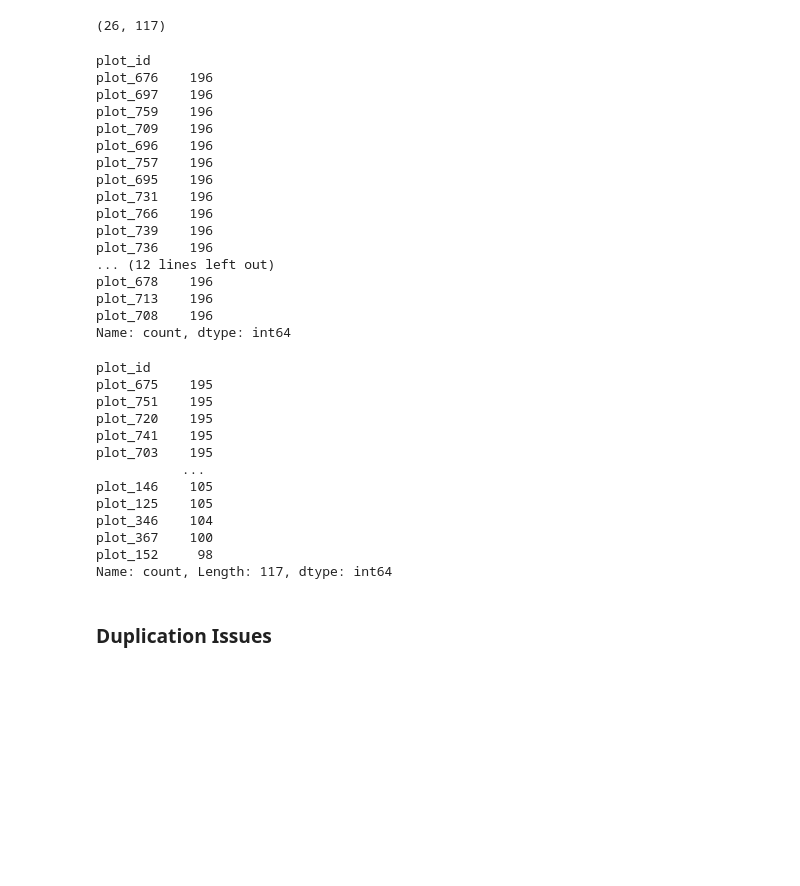
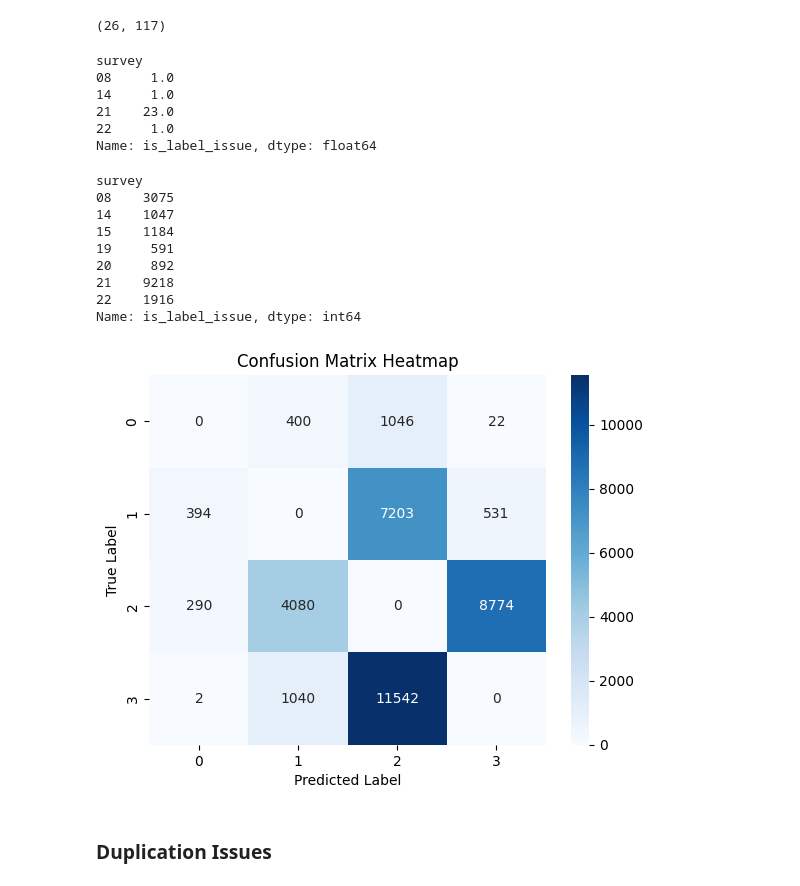
Before and after one commit to wri/plantation_classifier, a Jupyter notebook: notebooks/cleanlab.ipynb, the cells around one changed output. Saved outputs shown, nothing was run; the diff lists cells and outputs as text; code cells hidden in the pictures; blank space fills up the shorter version.

```diff
--- a/notebooks/cleanlab.ipynb
+++ b/notebooks/cleanlab.ipynb
@@ -150,4 +155,8 @@ non_iid_issues = non_iid_assessment[non_iid_assessment.is_non_iid_issue == True]
 # %%
+# grab the plot_ids and merge into the results
+label_issues['plot_id'] = label_issues.index.map(df.set_index(df.index)['plot_id'])
+label_issues['survey'] = label_issues['plot_id'].str[:2]
+
 # identify plots for the top label issues in the report
 print(df.iloc[7079][['plot_id']])
 print(df.iloc[128128][['plot_id']])
@@ -182,41 +201,43 @@ len(full_plots), len(partial_plots)
 # %% [output]
 (26, 117)
 # %%
-full_plots
+# identify which survey contains the most full plot (26 total) label errors
+tmp = label_issues[label_issues.plot_id.isin(full_plots.index)]
+tmp.groupby(['survey']).is_label_issue.count()/196
 # %% [output]
-plot_id
-plot_676    196
-plot_697    196
-plot_759    196
-plot_709    196
-plot_696    196
-plot_757    196
-plot_695    196
-plot_731    196
-plot_766    196
-plot_739    196
-plot_736    196
-... (12 lines left out)
-plot_678    196
-plot_713    196
-plot_708    196
-Name: count, dtype: int64
+survey
+08     1.0
+14     1.0
+21    23.0
+22     1.0
+Name: is_label_issue, dtype: float64
 # %%
-partial_plots
+# identify which survey contains the most partial plot (117 total) label errors
+tmp2 = label_issues[label_issues.plot_id.isin(partial_plots.index)]
+tmp2.groupby(['survey']).is_label_issue.count()
 # %% [output]
-plot_id
-plot_675    195
-plot_751    195
-plot_720    195
-plot_741    195
-plot_703    195
-           ...
-plot_146    105
-plot_125    105
-plot_346    104
-plot_367    100
-plot_152     98
-Name: count, Length: 117, dtype: int64
+survey
+08    3075
+14    1047
+15    1184
+19     591
+20     892
+21    9218
+22    1916
+Name: is_label_issue, dtype: int64
+# %%
+cm = confusion_matrix(label_issues['given_label'], label_issues['predicted_label'], labels=[0.0, 1.0, 2.0, 3.0])
+sns.heatmap(cm, annot=True, fmt="d", cmap="Blues", xticklabels=[0, 1, 2, 3], yticklabels=[0, 1, 2, 3])
+
+# Set labels and title
+plt.xlabel("Predicted Label")
+plt.ylabel("True Label")
+plt.title("Confusion Matrix Heatmap")
+
+# Show the plot
+plt.show()
+# %% [output]
+[figure, added]
 # %% [markdown]
 ### Duplication Issues
 # %%
```
Also changed, not shown: parts of 23 cells of this notebook.
